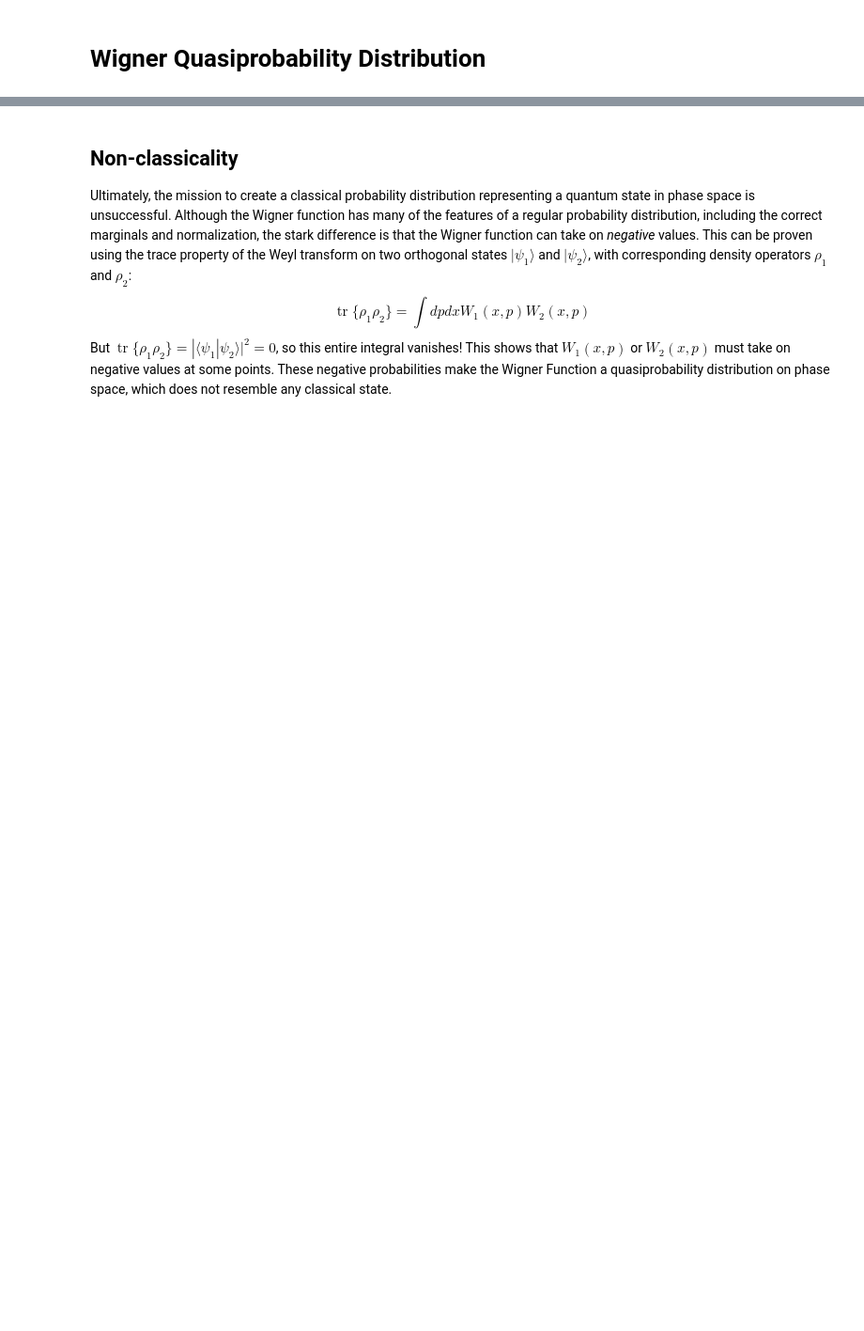
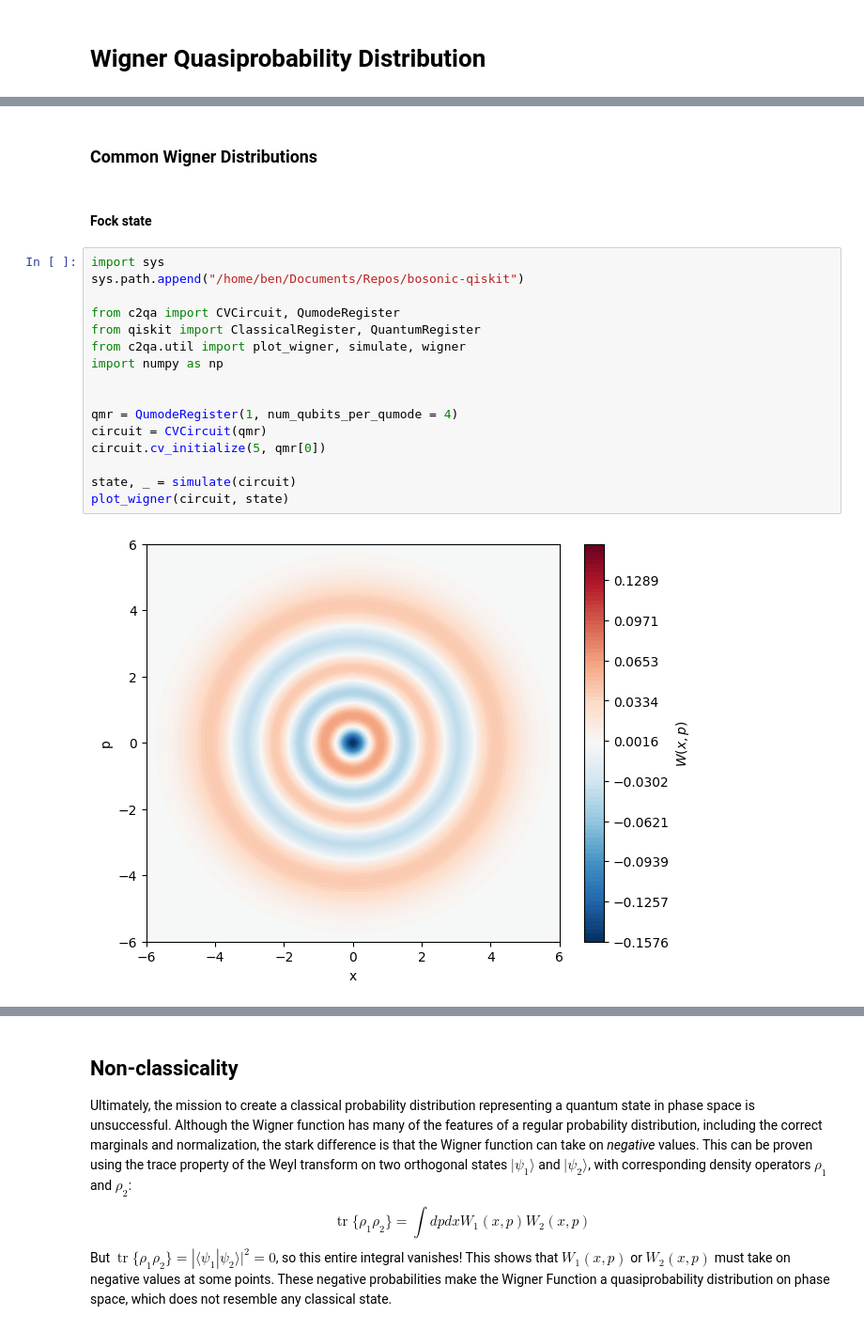
Before and after one commit to benmcdonough20/bosonic-qiskit-tutorials, a Jupyter notebook: bosonic_qiskit_textbook/4. wigner_distribution.ipynb, the cells around one changed output, grey strips where cells are left out. Shown: that part at 94% size. Drawn from its saved outputs; the diff is of its cells as text; blank space fills up the shorter version.

```diff
--- a/bosonic_qiskit_textbook/4. wigner_distribution.ipynb
+++ b/bosonic_qiskit_textbook/4. wigner_distribution.ipynb
@@ -75 +73,23 @@ $$
 $$
+# %% [markdown]
+### Common Wigner Distributions
+# %% [markdown]
+#### Fock state
+# %%
+import sys
+sys.path.append("/home/ben/Documents/Repos/bosonic-qiskit")
+
+from c2qa import CVCircuit, QumodeRegister
+from qiskit import ClassicalRegister, QuantumRegister
+from c2qa.util import plot_wigner, simulate, wigner
+import numpy as np
+
+
+qmr = QumodeRegister(1, num_qubits_per_qumode = 4)
+circuit = CVCircuit(qmr)
+circuit.cv_initialize(5, qmr[0])
+
+state, _ = simulate(circuit)
+plot_wigner(circuit, state)
+# %% [output]
+[figure, added]
```
Also changed, not shown: parts of 13 cells of this notebook, 2 other files.
